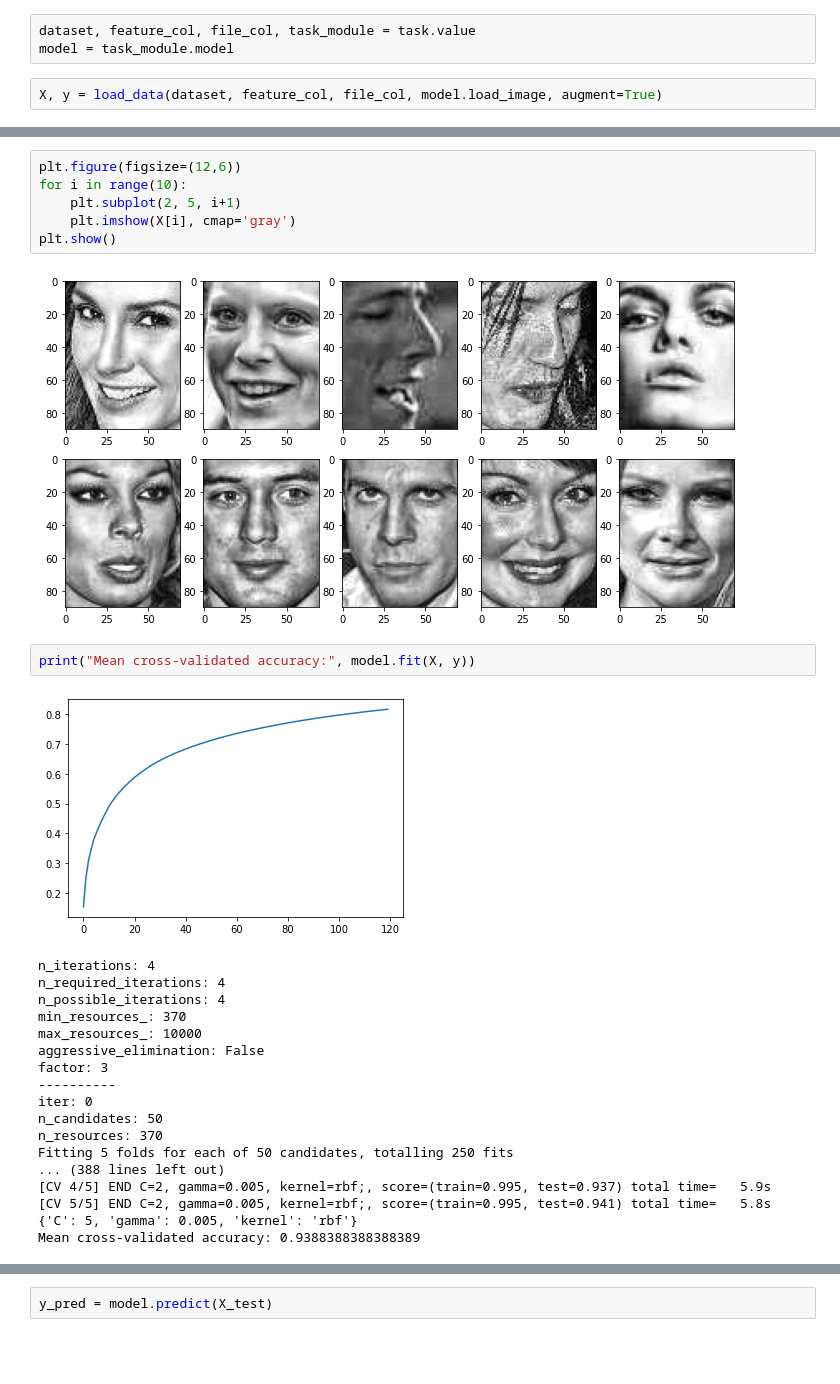
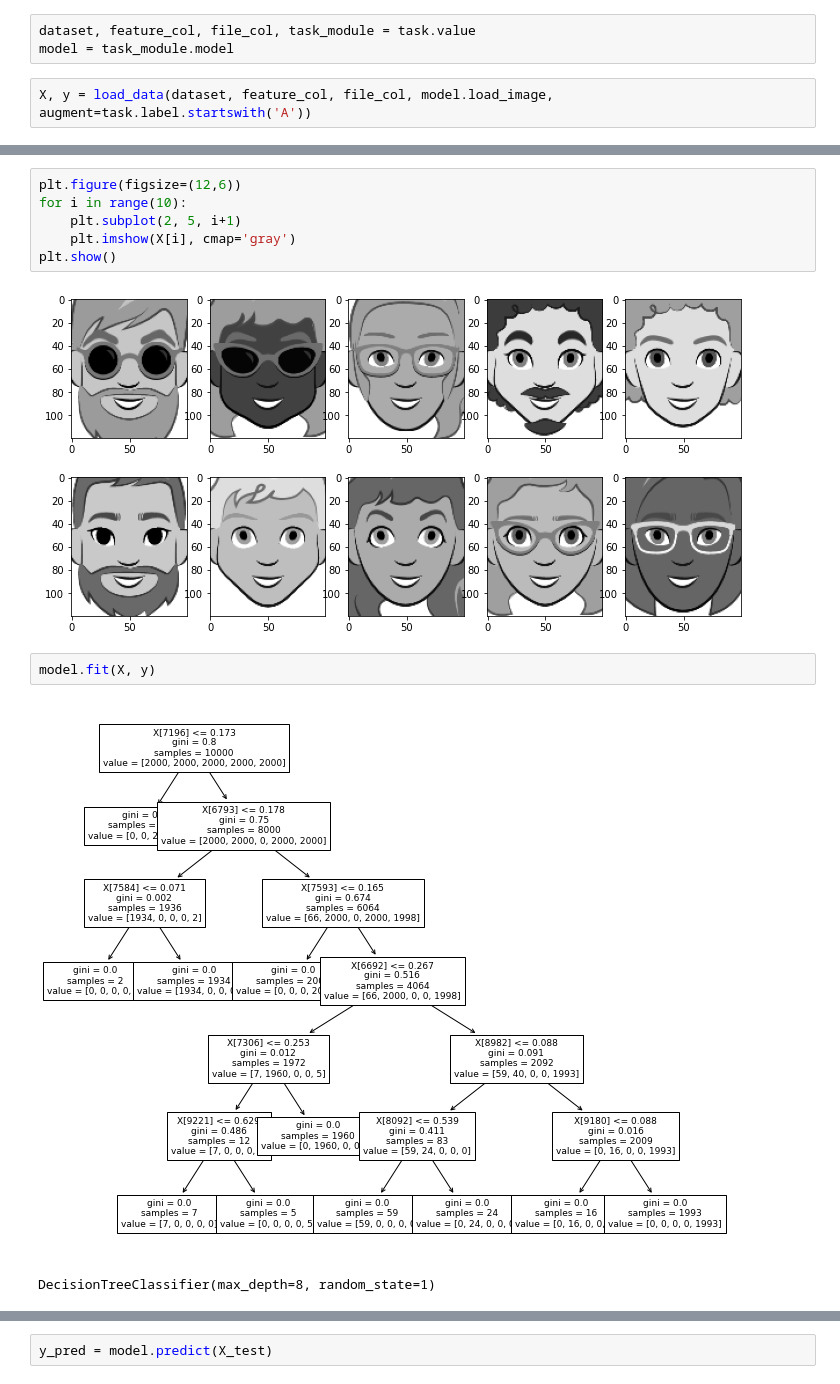
Before and after one commit to golfscript/AMLS_assignment22_23, a Jupyter notebook: main.ipynb, the cells around one changed output, grey strips where cells are left out. Drawn from its saved outputs; the diff is of its cells as text; blank space fills up the shorter version.

```diff
--- a/main.ipynb
+++ b/main.ipynb
@@ -53,5 +53,5 @@ Dropdown(description='Task', options={'A1': ('celeba', 2, 1, <module 'A1' (names
 dataset, feature_col, file_col, task_module = task.value
 model = task_module.model
 # %%
-X, y = load_data(dataset, feature_col, file_col, model.load_image, augment=True)
+X, y = load_data(dataset, feature_col, file_col, model.load_image, augment=task.label.startswith('A'))
 # %% [output]
@@ -63,28 +63,12 @@ for i in range(10):
     plt.imshow(X[i], cmap='gray')
 plt.show()
 # %% [output]
-[figure, old version]
+[figure, new version]
 # %%
-print("Mean cross-validated accuracy:", model.fit(X, y))
+model.fit(X, y)
 # %% [output]
-[figure, old version]
+[figure, new version]
-n_iterations: 4
-n_required_iterations: 4
-n_possible_iterations: 4
-min_resources_: 370
-max_resources_: 10000
-aggressive_elimination: False
-factor: 3
-----------
-iter: 0
-n_candidates: 50
-n_resources: 370
-Fitting 5 folds for each of 50 candidates, totalling 250 fits
-... (388 lines left out)
-[CV 4/5] END C=2, gamma=0.005, kernel=rbf;, score=(train=0.995, test=0.937) total time=   5.9s
-[CV 5/5] END C=2, gamma=0.005, kernel=rbf;, score=(train=0.995, test=0.941) total time=   5.8s
-{'C': 5, 'gamma': 0.005, 'kernel': 'rbf'}
-Mean cross-validated accuracy: 0.9388388388388389
+DecisionTreeClassifier(max_depth=8, random_state=1)
 # %%
 X_test, y_test = load_data(dataset+TEST, feature_col, file_col, model.load_image)
 # %% [output]
```
Also changed, not shown: parts of 4 cells of this notebook.
